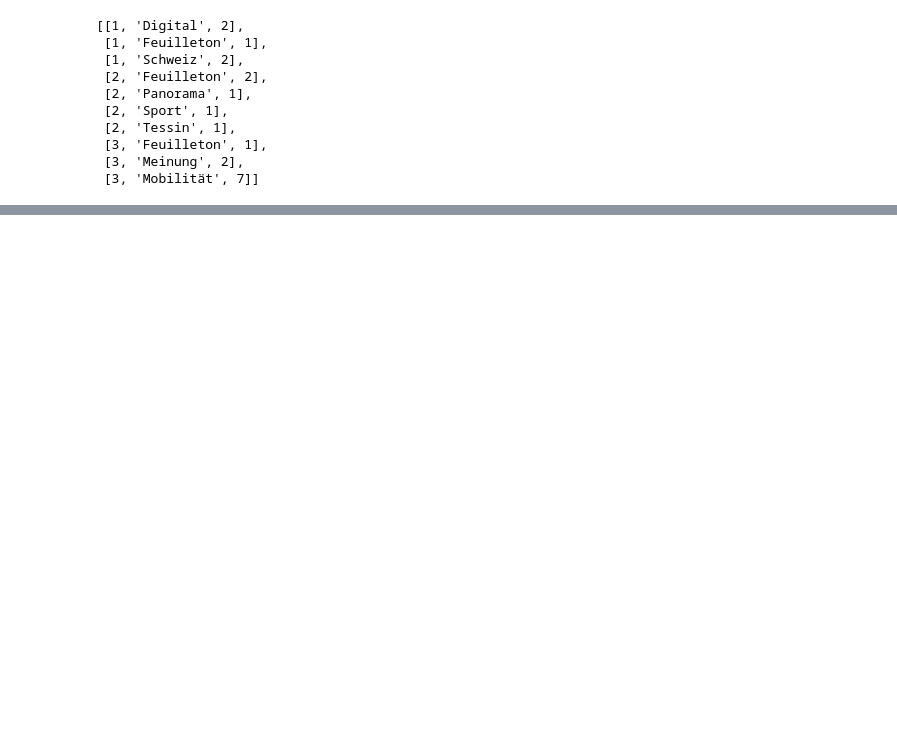
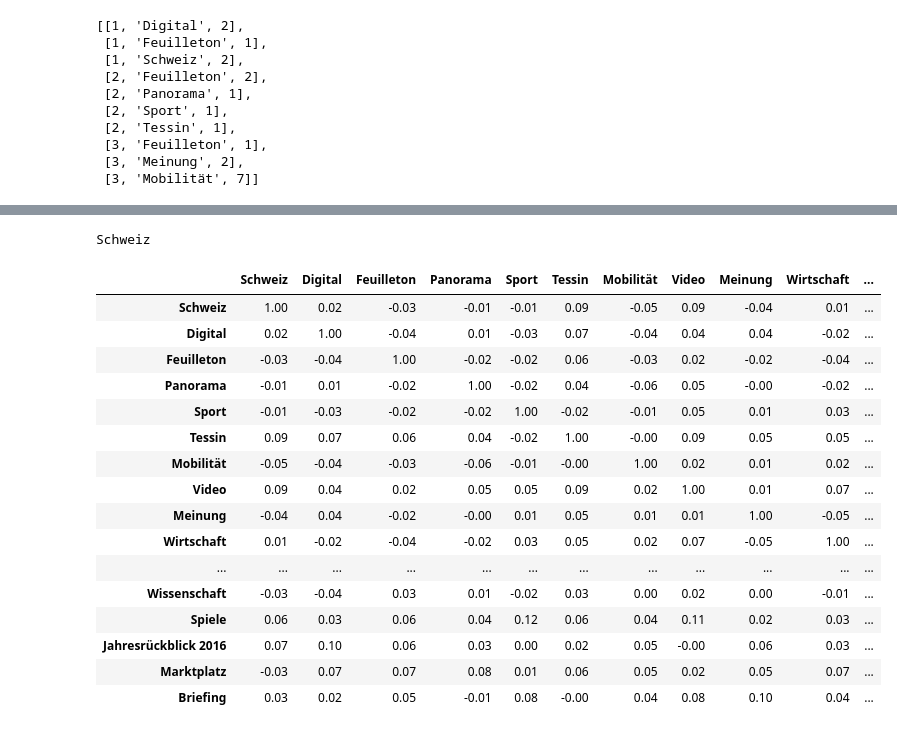
Before and after one commit to amakarewicz/RecommenderSystem, a Jupyter notebook: Piotr/data_clean/department_corr.ipynb, the cells around one changed output, grey strips where cells are left out. Cells and saved outputs as stored; diff of their text form; code cells hidden in the pictures; blank space fills up the shorter version.

```diff
--- a/Piotr/data_clean/department_corr.ipynb
+++ b/Piotr/data_clean/department_corr.ipynb
@@ -73,0 +49,23 @@ AttributeError: 'DataFrame' object has no attribute 'get_value'
+# %%
+i = 0
+print(corr.index[i])corr.sort_values(by=corr.index[0i)[corr.index[0i]
+corr.style.background_gradient(cmap='coolwarm').set_precision(2)
+# %% [output]
+Schweiz
+|  | Schweiz | Digital | Feuilleton | Panorama | Sport | Tessin | Mobilität | Video | Meinung | Wirtschaft | ... |
+| Schweiz | 1.00 | 0.02 | -0.03 | -0.01 | -0.01 | 0.09 | -0.05 | 0.09 | -0.04 | 0.01 | ... |
+| Digital | 0.02 | 1.00 | -0.04 | 0.01 | -0.03 | 0.07 | -0.04 | 0.04 | 0.04 | -0.02 | ... |
+| Feuilleton | -0.03 | -0.04 | 1.00 | -0.02 | -0.02 | 0.06 | -0.03 | 0.02 | -0.02 | -0.04 | ... |
+| Panorama | -0.01 | 0.01 | -0.02 | 1.00 | -0.02 | 0.04 | -0.06 | 0.05 | -0.00 | -0.02 | ... |
+| Sport | -0.01 | -0.03 | -0.02 | -0.02 | 1.00 | -0.02 | -0.01 | 0.05 | 0.01 | 0.03 | ... |
+| Tessin | 0.09 | 0.07 | 0.06 | 0.04 | -0.02 | 1.00 | -0.00 | 0.09 | 0.05 | 0.05 | ... |
+| Mobilität | -0.05 | -0.04 | -0.03 | -0.06 | -0.01 | -0.00 | 1.00 | 0.02 | 0.01 | 0.02 | ... |
+| Video | 0.09 | 0.04 | 0.02 | 0.05 | 0.05 | 0.09 | 0.02 | 1.00 | 0.01 | 0.07 | ... |
+| Meinung | -0.04 | 0.04 | -0.02 | -0.00 | 0.01 | 0.05 | 0.01 | 0.01 | 1.00 | -0.05 | ... |
+| Wirtschaft | 0.01 | -0.02 | -0.04 | -0.02 | 0.03 | 0.05 | 0.02 | 0.07 | -0.05 | 1.00 | ... |
+| ... | ... | ... | ... | ... | ... | ... | ... | ... | ... | ... | ... |
+| Wissenschaft | -0.03 | -0.04 | 0.03 | 0.01 | -0.02 | 0.03 | 0.00 | 0.02 | 0.00 | -0.01 | ... |
+| Spiele | 0.06 | 0.03 | 0.06 | 0.04 | 0.12 | 0.06 | 0.04 | 0.11 | 0.02 | 0.03 | ... |
+| Jahresrückblick 2016 | 0.07 | 0.10 | 0.06 | 0.03 | 0.00 | 0.02 | 0.05 | -0.00 | 0.06 | 0.03 | ... |
+| Marktplatz | -0.03 | 0.07 | 0.07 | 0.08 | 0.01 | 0.06 | 0.05 | 0.02 | 0.05 | 0.07 | ... |
+| Briefing | 0.03 | 0.02 | 0.05 | -0.01 | 0.08 | -0.00 | 0.04 | 0.08 | 0.10 | 0.04 | ... |
```
Also changed, not shown: parts of 3 cells of this notebook, 7 other files.
